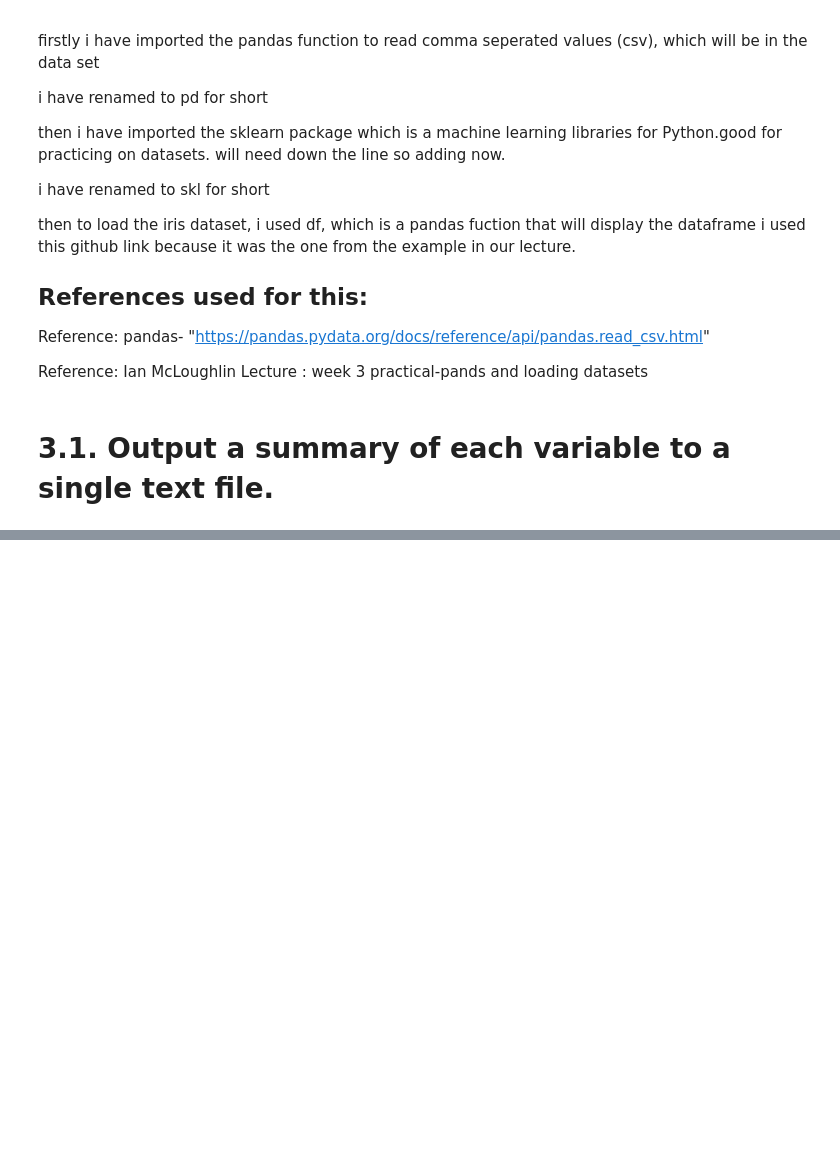
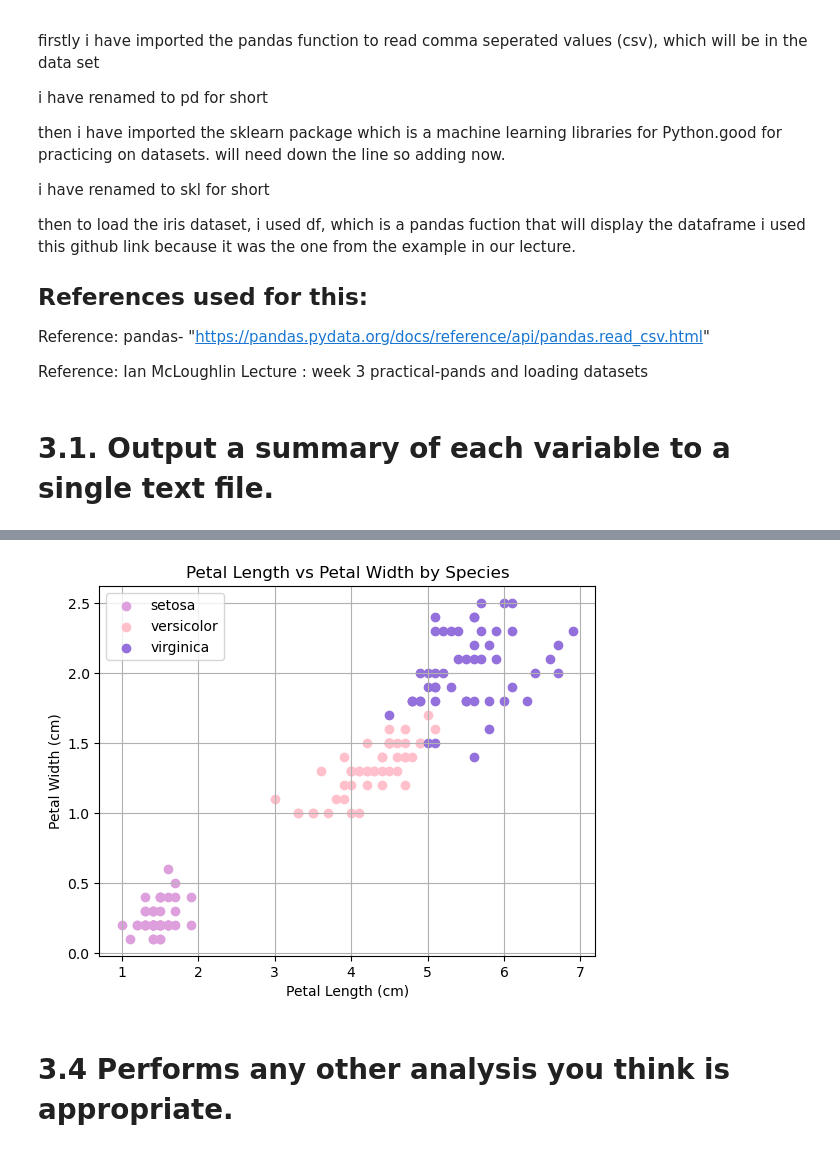
Before and after one commit to CherylClarke/pands-project, a Jupyter notebook: iris-dataset.ipynb, the cells around one changed output, grey strips where cells are left out. Saved outputs shown, nothing was run; the diff lists cells and outputs as text; code cells hidden in the pictures; blank space fills up the shorter version.

```diff
--- a/iris-dataset.ipynb
+++ b/iris-dataset.ipynb
@@ -115,0 +161,25 @@ with open('iris_summary.txt', 'w') as f:
+# %%
+# Add species labels to DataFrame
+df['species'] = iris.target
+
+# Define colors for each species
+colors = ['plum', 'pink', 'mediumpurple']
+species_names = iris.target_names
+
+for i, color in enumerate(colors):
+    subset = df[df['species'] == i]
+    plt.scatter(subset["petal length (cm)"], subset["petal width (cm)"],
+                color=color, label=species_names[i])
+
+
+# Add in the labels and title
+plt.xlabel("Petal Length (cm)")
+plt.ylabel("Petal Width (cm)")
+plt.title("Petal Length vs Petal Width by Species")
+plt.legend()
+plt.grid(True)
+plt.show()
+# %% [output]
+[figure, added]
+# %% [markdown]
+# 3.4 Performs any other analysis you think is appropriate.
```
Also changed, not shown: parts of 6 cells of this notebook.
